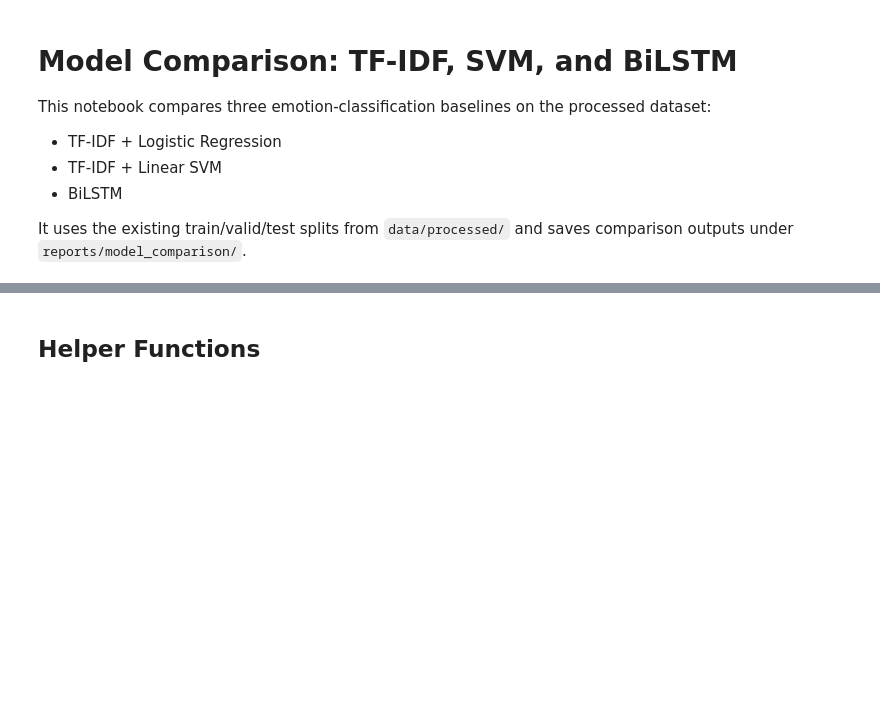
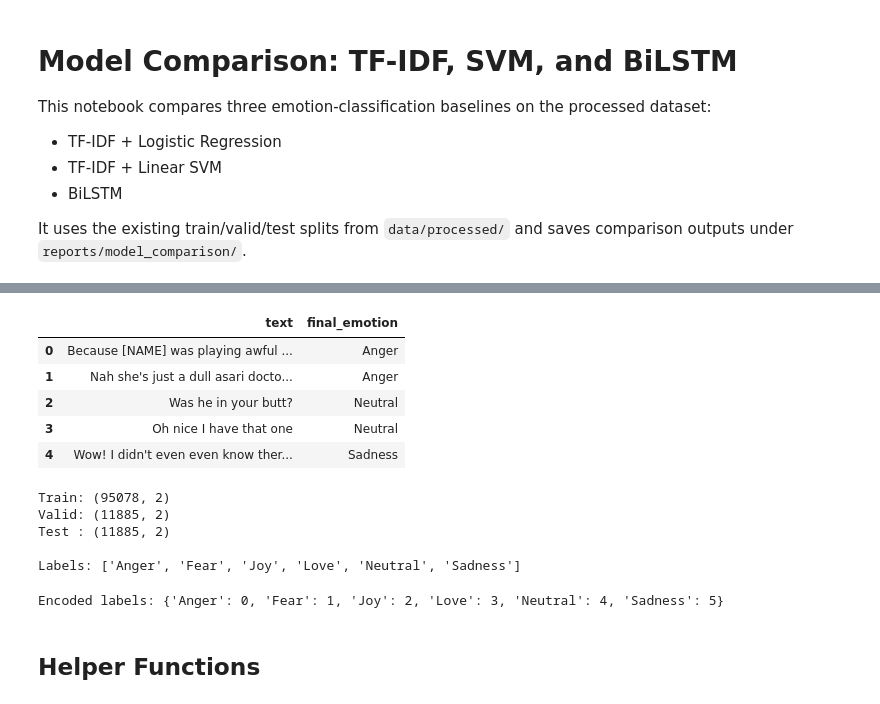
Before and after one commit to shubhkhare9/Emotional-Aware-Chatbot, a Jupyter notebook: notebooks/02_model_comparison_tfidf_svm_bilstm.ipynb, the cells around one changed output, grey strips where cells are left out. Saved outputs shown, nothing was run; the diff lists cells and outputs as text; code cells hidden in the pictures; blank space fills up the shorter version.

```diff
--- a/notebooks/02_model_comparison_tfidf_svm_bilstm.ipynb
+++ b/notebooks/02_model_comparison_tfidf_svm_bilstm.ipynb
@@ -41,18 +48,30 @@ print('TensorFlow version:', tf.__version__)
 # %%
-PROJECT_ROOT = Path.cwd().resolve()
+PROJECT_ROOT = Path('/content/drive/MyDrive/Emotional Aware Chatbot/experiments/goemotions_roberta_full_pipeline')
 DATA_DIR = PROJECT_ROOT / 'data' / 'processed'
 REPORT_DIR = PROJECT_ROOT / 'reports' / 'model_comparison'
 REPORT_DIR.mkdir(parents=True, exist_ok=True)
 
 train_df = pd.read_csv(DATA_DIR / 'train.csv')
 valid_df = pd.read_csv(DATA_DIR / 'valid.csv')
 test_df  = pd.read_csv(DATA_DIR / 'test.csv')
 
 display(train_df.head())
 print('Train:', train_df.shape)
 print('Valid:', valid_df.shape)
 print('Test :', test_df.shape)
 print('\nLabels:', sorted(train_df['final_emotion'].unique()))
+# %% [output]
+|  | text | final_emotion |
+| 0 | Because [NAME] was playing awful ... | Anger |
+| 1 | Nah she's just a dull asari docto... | Anger |
+| 2 | Was he in your butt? | Neutral |
+| 3 | Oh nice I have that one | Neutral |
+| 4 | Wow! I didn't even even know ther... | Sadness |
+Train: (95078, 2)
+Valid: (11885, 2)
+Test : (11885, 2)
+
+Labels: ['Anger', 'Fear', 'Joy', 'Love', 'Neutral', 'Sadness']
 # %%
 X_train = train_df['text'].astype(str).tolist()
 y_train = train_df['final_emotion'].astype(str).tolist()
@@ -71,6 +90,8 @@ y_test_enc  = label_encoder.transform(y_test)
 label_names = label_encoder.classes_.tolist()
 num_classes = len(label_names)
 print('Encoded labels:', dict(zip(label_names, range(num_classes))))
+# %% [output]
+Encoded labels: {'Anger': 0, 'Fear': 1, 'Joy': 2, 'Love': 3, 'Neutral': 4, 'Sadness': 5}
 # %% [markdown]
 ## Helper Functions
 # %%
```
Also changed, not shown: parts of 12 cells of this notebook, 7 other files.
